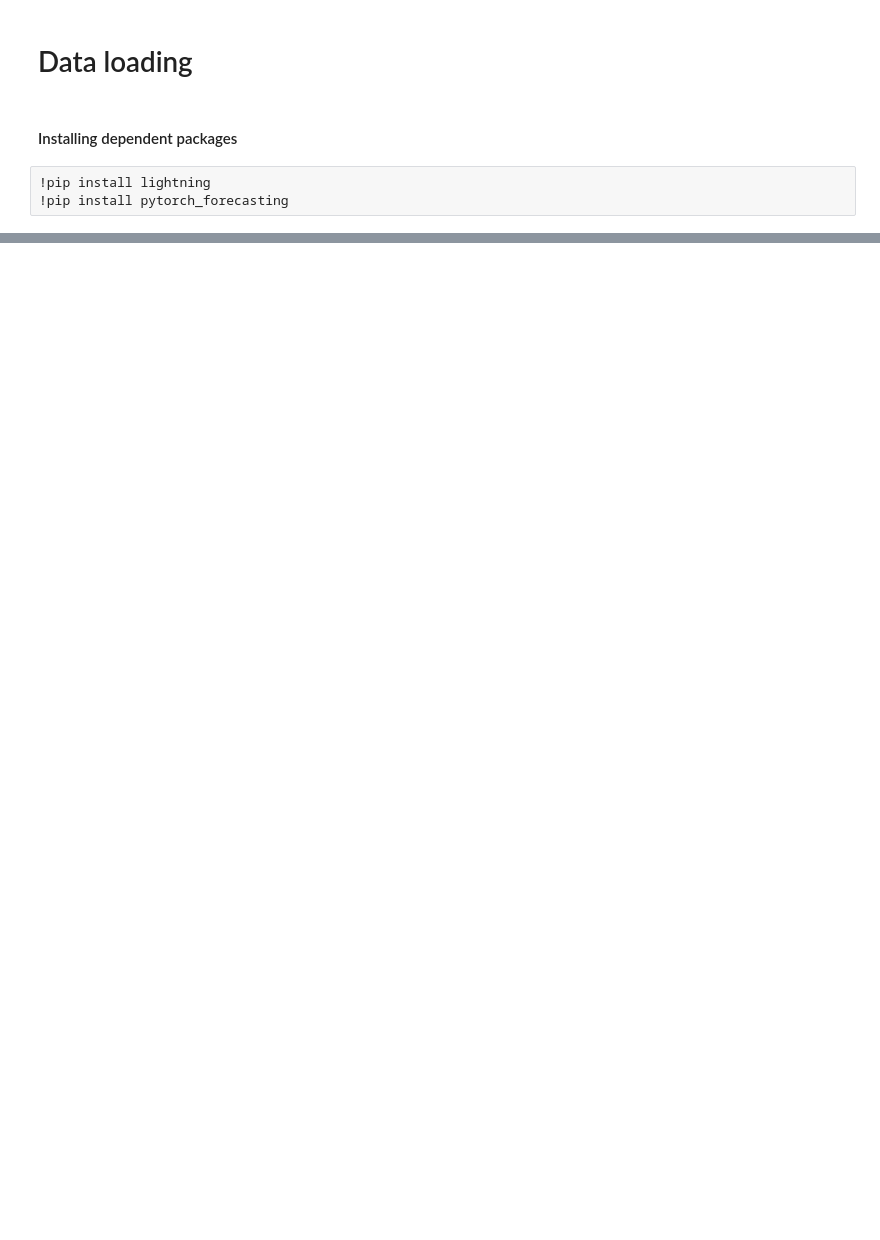
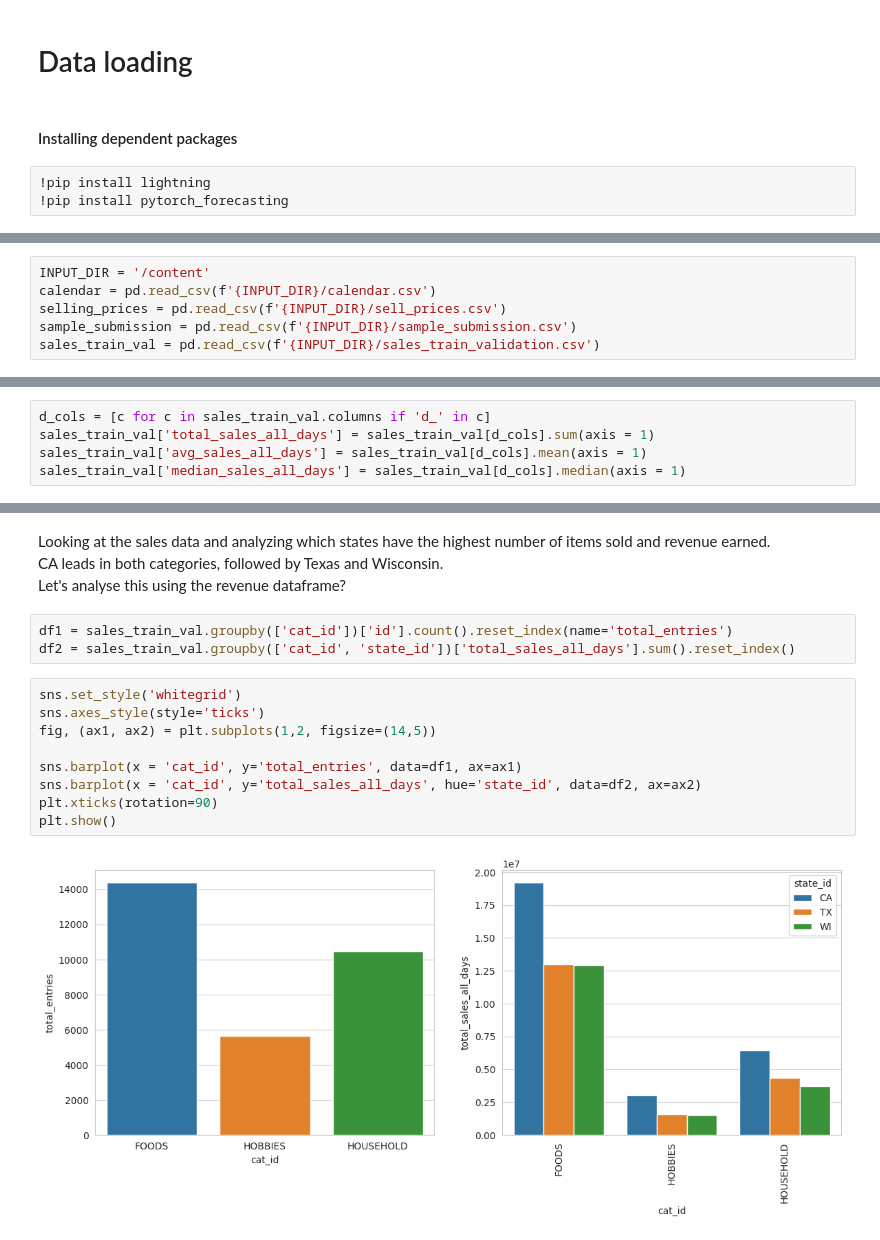
Before and after one commit to abhishekverma0207/abhishekverma_ljmu, a Jupyter notebook: M5/M5_Databuildup.ipynb, the cells around one changed output, grey strips where cells are left out. Drawn from its saved outputs; the diff is of its cells as text; blank space fills up the shorter version.

```diff
--- a/M5/M5_Databuildup.ipynb
+++ b/M5/M5_Databuildup.ipynb
@@ -35,0 +80,6 @@ from pytorch_forecasting import Baseline, TemporalFusionTransformer, TimeSeriesD
+# %%
+INPUT_DIR = '/content'
+calendar = pd.read_csv(f'{INPUT_DIR}/calendar.csv')
+selling_prices = pd.read_csv(f'{INPUT_DIR}/sell_prices.csv')
+sample_submission = pd.read_csv(f'{INPUT_DIR}/sample_submission.csv')
+sales_train_val = pd.read_csv(f'{INPUT_DIR}/sales_train_validation.csv')
@@ -35,0 +145,5 @@ from pytorch_forecasting import Baseline, TemporalFusionTransformer, TimeSeriesD
+# %%
+d_cols = [c for c in sales_train_val.columns if 'd_' in c]
+sales_train_val['total_sales_all_days'] = sales_train_val[d_cols].sum(axis = 1)
+sales_train_val['avg_sales_all_days'] = sales_train_val[d_cols].mean(axis = 1)
+sales_train_val['median_sales_all_days'] = sales_train_val[d_cols].median(axis = 1)
@@ -35,0 +172,17 @@ from pytorch_forecasting import Baseline, TemporalFusionTransformer, TimeSeriesD
+# %% [markdown]
+Looking at the sales data and analyzing which states have the highest number of items sold and revenue earned. <br> CA leads in both categories, followed by Texas and Wisconsin. <br>
+Let's analyse this using the revenue dataframe?
+# %%
+df1 = sales_train_val.groupby(['cat_id'])['id'].count().reset_index(name='total_entries')
+df2 = sales_train_val.groupby(['cat_id', 'state_id'])['total_sales_all_days'].sum().reset_index()
+# %%
+sns.set_style('whitegrid')
+sns.axes_style(style='ticks')
+fig, (ax1, ax2) = plt.subplots(1,2, figsize=(14,5))
+
+sns.barplot(x = 'cat_id', y='total_entries', data=df1, ax=ax1)
+sns.barplot(x = 'cat_id', y='total_sales_all_days', hue='state_id', data=df2, ax=ax2)
+plt.xticks(rotation=90)
+plt.show()
+# %% [output]
+[figure, added]
```
Also changed, not shown: parts of 22 cells of this notebook.
